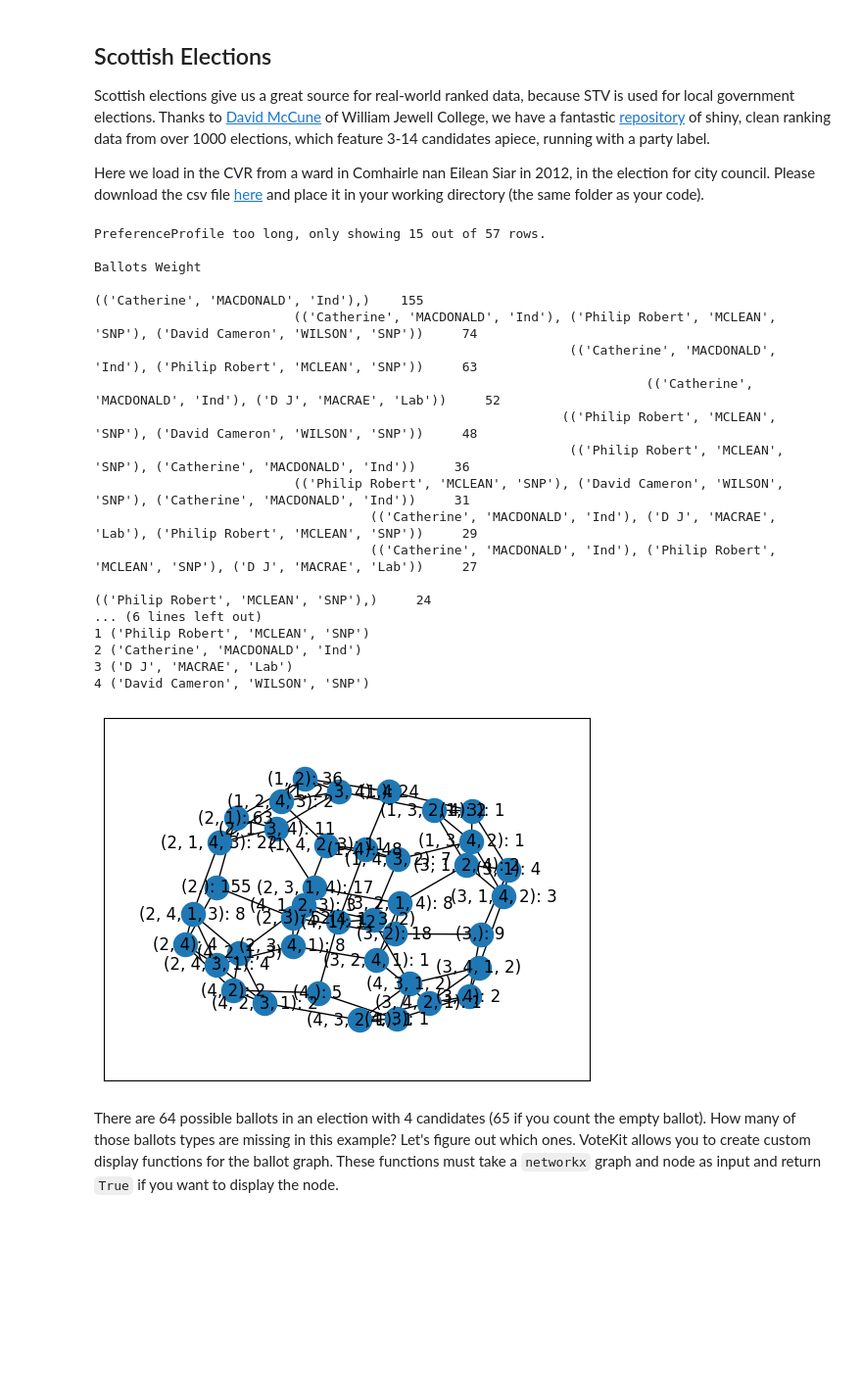
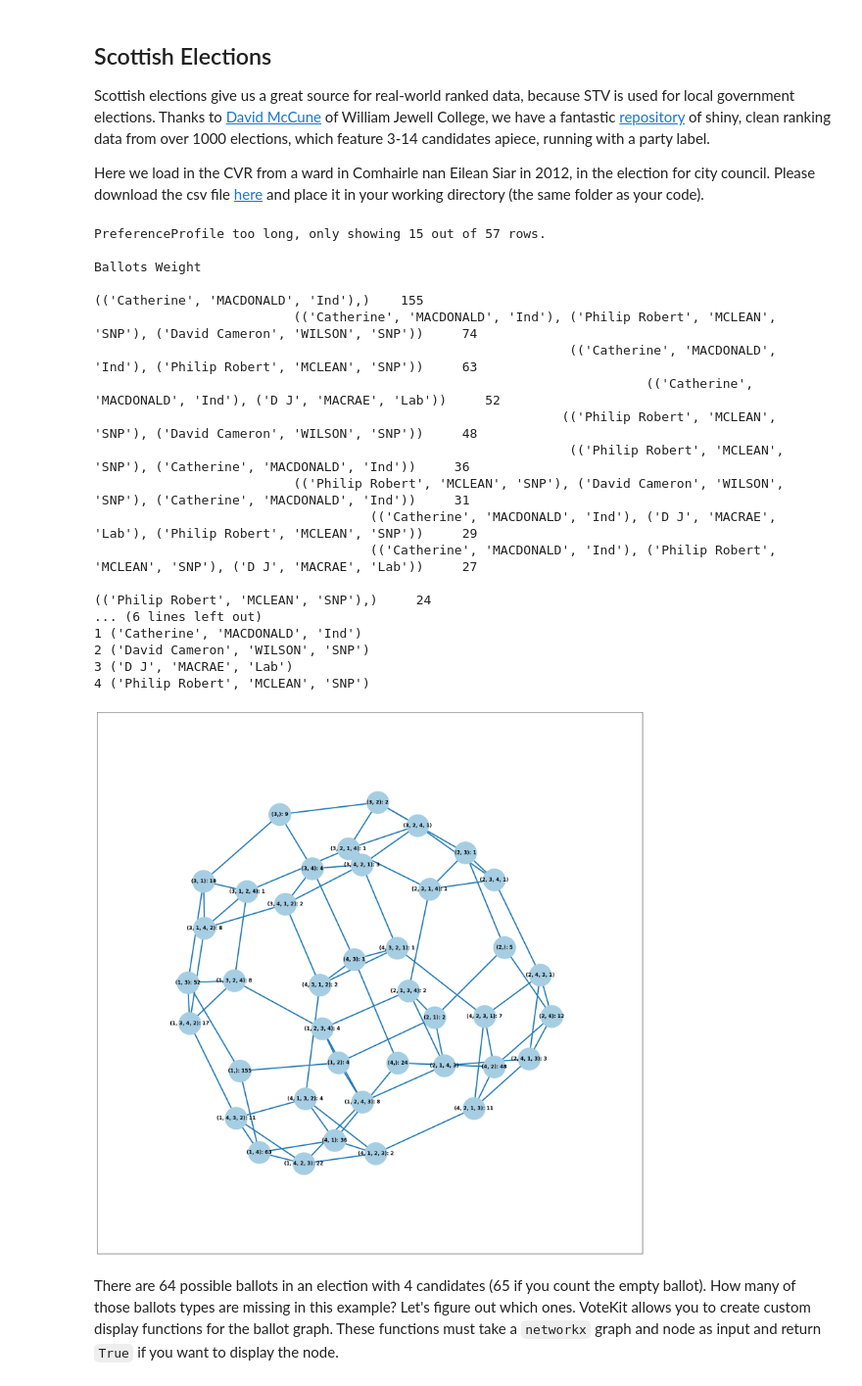
Before and after one commit to mggg/VoteKit, a Jupyter notebook: notebooks/3_viz.ipynb, the cells around one changed output. Shown at 98% size. Drawn from its saved outputs; the diff is of its cells as text; code cells hidden in the pictures; blank space fills up the shorter version.

```diff
--- a/notebooks/3_viz.ipynb
+++ b/notebooks/3_viz.ipynb
@@ -324,38 +326,38 @@ Here we load in the CVR from a ward in Comhairle nan Eilean Siar in 2012, in the
 # %%
 from votekit.cvr_loaders import load_scottish
 from votekit.graphs import BallotGraph
 
 # the load_scottish function returns a tuple, the first element is the preference
 # profile and the second is the number of seats in the election
 scottish_profile, num_seats = load_scottish("eilean_siar_2012_ward3.csv")
 
 
 # we don't want to alter any ballots so we'll turn off "fix_short"
 ballot_graph = BallotGraph(scottish_profile, fix_short = False)
 
 print(scottish_profile)
 
 # only show us the ballots cast
-ballot_graph.draw(show_cast = False,labels = False)
+ballot_graph.draw(show_cast = False,labels = False, scale=3)
 # %% [output]
 PreferenceProfile too long, only showing 15 out of 57 rows.
                                                                                                                               Ballots Weight
                                                                                                  (('Catherine', 'MACDONALD', 'Ind'),)    155
                           (('Catherine', 'MACDONALD', 'Ind'), ('Philip Robert', 'MCLEAN', 'SNP'), ('David Cameron', 'WILSON', 'SNP'))     74
                                                               (('Catherine', 'MACDONALD', 'Ind'), ('Philip Robert', 'MCLEAN', 'SNP'))     63
                                                                         (('Catherine', 'MACDONALD', 'Ind'), ('D J', 'MACRAE', 'Lab'))     52
                                                              (('Philip Robert', 'MCLEAN', 'SNP'), ('David Cameron', 'WILSON', 'SNP'))     48
                                                               (('Philip Robert', 'MCLEAN', 'SNP'), ('Catherine', 'MACDONALD', 'Ind'))     36
                           (('Philip Robert', 'MCLEAN', 'SNP'), ('David Cameron', 'WILSON', 'SNP'), ('Catherine', 'MACDONALD', 'Ind'))     31
                                     (('Catherine', 'MACDONALD', 'Ind'), ('D J', 'MACRAE', 'Lab'), ('Philip Robert', 'MCLEAN', 'SNP'))     29
                                     (('Catherine', 'MACDONALD', 'Ind'), ('Philip Robert', 'MCLEAN', 'SNP'), ('D J', 'MACRAE', 'Lab'))     27
                                                                                                 (('Philip Robert', 'MCLEAN', 'SNP'),)     24
 ... (6 lines left out)
-1 ('Philip Robert', 'MCLEAN', 'SNP')
-2 ('Catherine', 'MACDONALD', 'Ind')
+1 ('Catherine', 'MACDONALD', 'Ind')
+2 ('David Cameron', 'WILSON', 'SNP')
 3 ('D J', 'MACRAE', 'Lab')
-4 ('David Cameron', 'WILSON', 'SNP')
+4 ('Philip Robert', 'MCLEAN', 'SNP')
-[figure, old version]
+[figure, new version]
 # %% [markdown]
 There are 64 possible ballots in an election with 4 candidates (65 if you count the empty ballot). How many of those ballots types are missing in this example? Let's figure out which ones. VoteKit allows you to create custom display functions for the ballot graph. These functions must take a `networkx` graph and node as input and return `True` if you want to display the node.
 # %%
```
Also changed, not shown: parts of 17 cells of this notebook, 21 other files.
